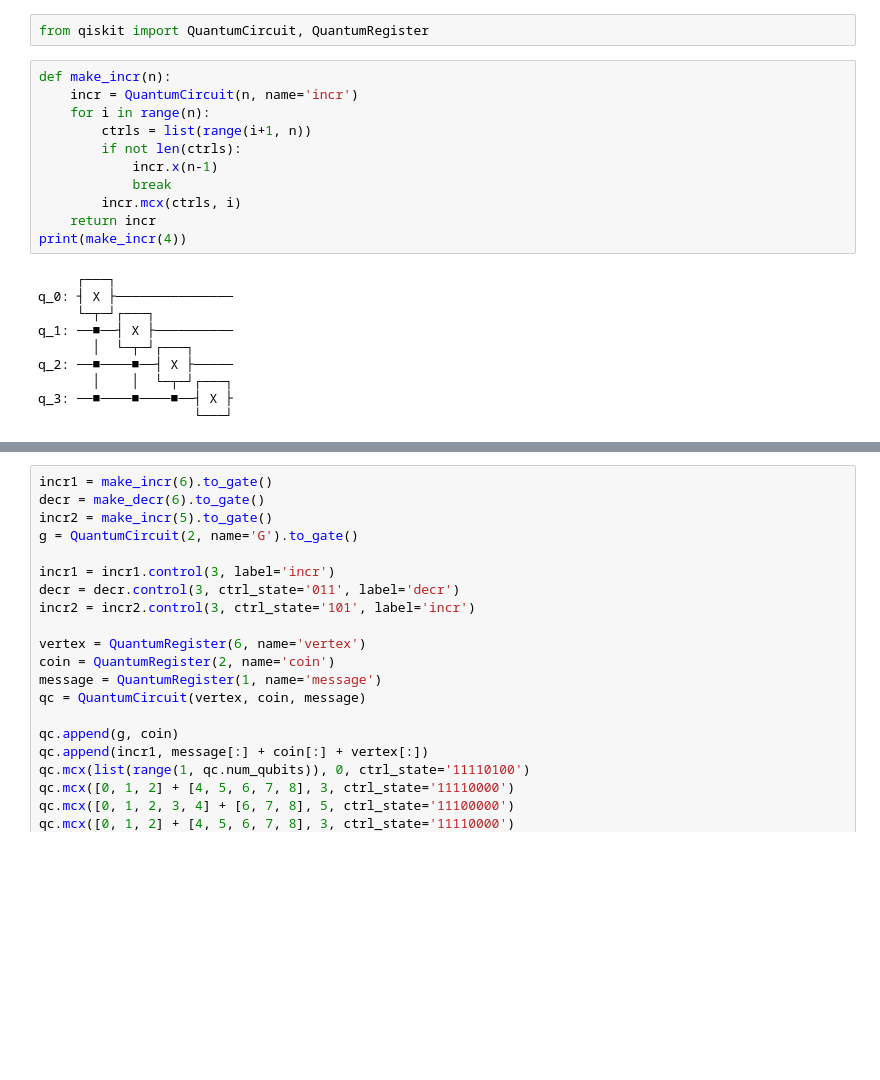
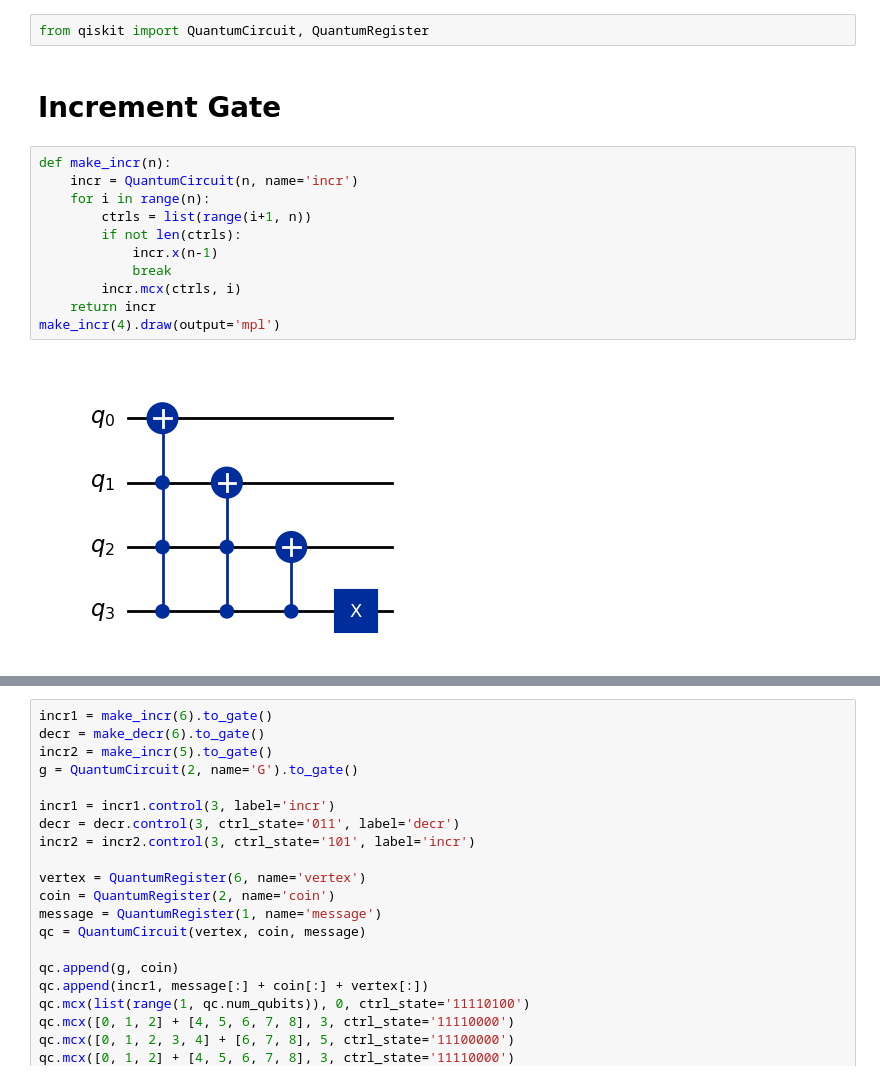
Before and after one commit to mschubs/yquantum2025, a Jupyter notebook: circuit.ipynb, the cells around one changed output, grey strips where cells are left out. Cells and saved outputs as stored; diff of their text form; blank space fills up the shorter version.

```diff
--- a/circuit.ipynb
+++ b/circuit.ipynb
@@ -1,23 +1,17 @@
 # %%
 from qiskit import QuantumCircuit, QuantumRegister
+# %% [markdown]
+# Increment Gate
 # %%
 def make_incr(n):
     incr = QuantumCircuit(n, name='incr')
     for i in range(n):
         ctrls = list(range(i+1, n))
         if not len(ctrls):
             incr.x(n-1)
             break
         incr.mcx(ctrls, i)
     return incr
-print(make_incr(4))
+make_incr(4).draw(output='mpl')
 # %% [output]
-     ┌───┐
-q_0: ┤ X ├───────────────
-     └─┬─┘┌───┐
-q_1: ──■──┤ X ├──────────
-       │  └─┬─┘┌───┐
-q_2: ──■────■──┤ X ├─────
-       │    │  └─┬─┘┌───┐
-q_3: ──■────■────■──┤ X ├
-                    └───┘
+[figure, added]
```
Also changed, not shown: parts of 3 cells of this notebook.
